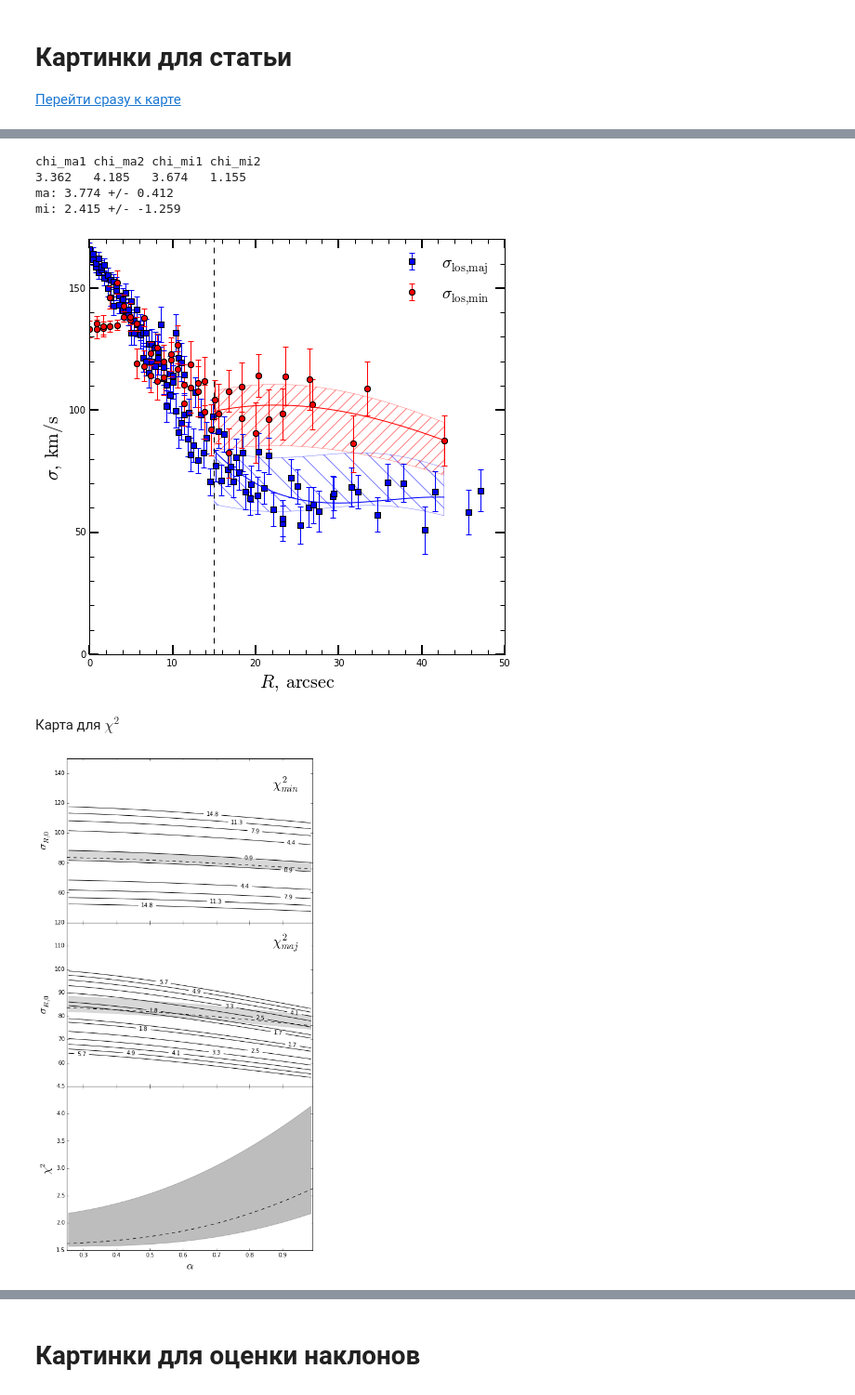
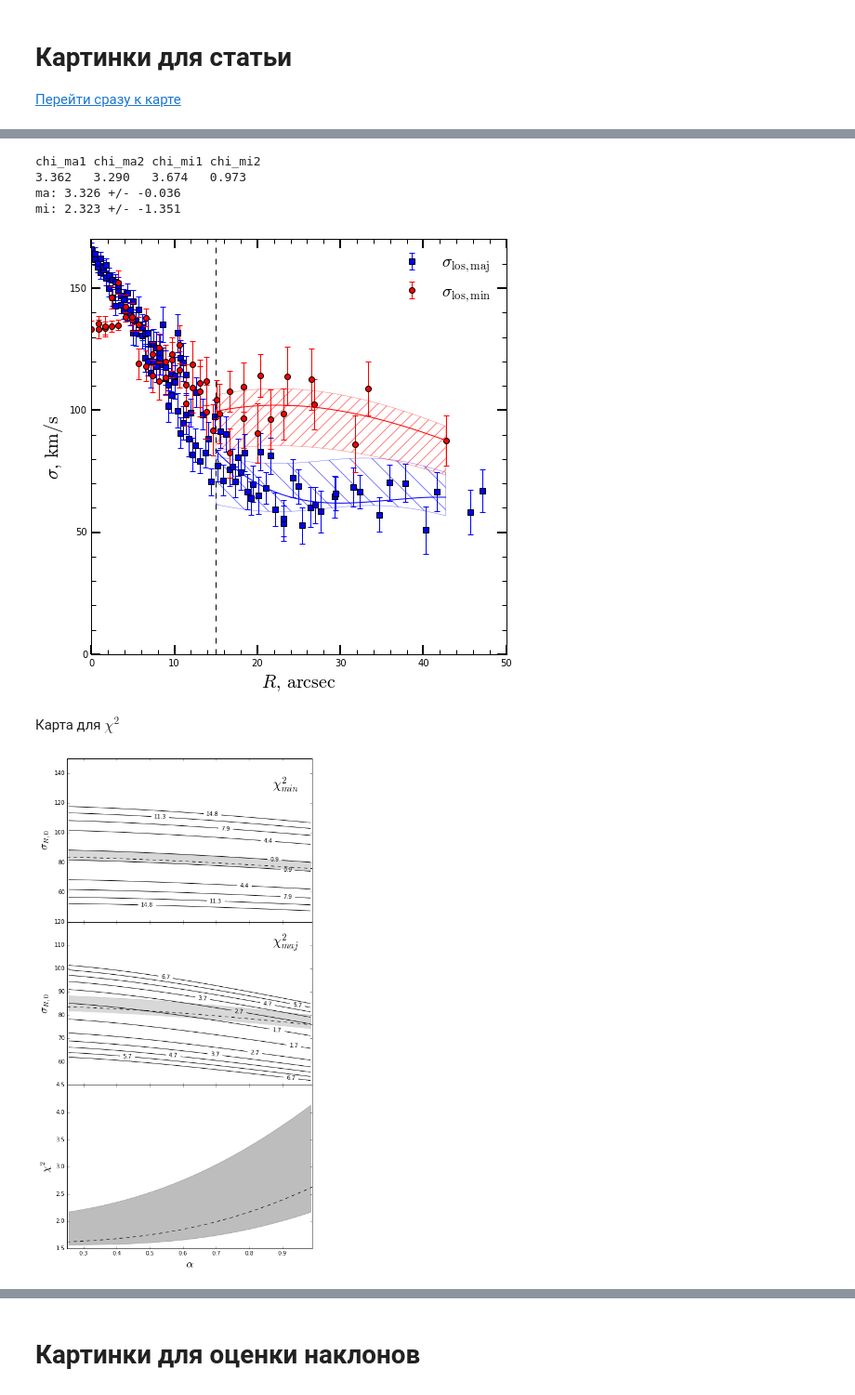
Before and after one commit to Amarchuk/2FInstability, a Jupyter notebook: notebooks/NGC338_cut.ipynb, the cells around one changed output, grey strips where cells are left out. Shown at 93% size. Drawn from its saved outputs; the diff is of its cells as text; code cells hidden in the pictures.

```diff
--- a/notebooks/NGC338_cut.ipynb
+++ b/notebooks/NGC338_cut.ipynb
@@ -1346,7 +1352,7 @@ ma1 = [sig_maj_exp(R) for R in points]
 mi1 = [sig_min_exp(R) for R in points]
 chi_ma1 = calc_chi2_normal(sig_maj_p, e_sig_maj_p, [sig_maj_exp(r) for r in radii_maj])
 chi_mi1 = calc_chi2_normal(sig_min_p, e_sig_min_p, [sig_min_exp(r) for r in radii_min])
-alpha = 0.8
+alpha = 0.7
 # sig_R_0 = 150.
 sig_R_0 = 85.
 ma2 = [sig_maj_exp(R) for R in points]
@@ -1374,10 +1380,10 @@ plt.savefig('ngc338_svedata.pdf', format='pdf', dpi=150)
 plt.show()
 # %% [output]
 chi_ma1 chi_ma2 chi_mi1 chi_mi2
-3.362   4.185   3.674   1.155
-ma: 3.774 +/- 0.412
-mi: 2.415 +/- -1.259
+3.362   3.290   3.674   0.973
+ma: 3.326 +/- -0.036
+mi: 2.323 +/- -1.351
-[figure, old version]
+[figure, new version]
 # %% [markdown]
 Карта для $\chi^2$ <a id='map'></a>
 # %%
@@ -1424,10 +1430,11 @@ ax.fill_between(x1, y1, 0, color='gray', alpha=0.3)
 ax.fill_between(x2, y2, 0, color='white')
 
 ax = axes[1]
-levels = np.append(np.linspace(start=image_maj.min()+0.1, stop=image_maj.min()+4.1, num=6), np.array([image_maj.min()+0.25]))
-# levels = np.linspace(start=image_maj.min()*1.1, stop=image_maj.min()*1.1+5, num=6)
+# levels = np.append(np.linspace(start=image_maj.min()+0.1, stop=image_maj.min()+4.1, num=6), np.array([image_maj.min()+0.25]))
+levels = np.linspace(start=image_maj.min()*1.1, stop=image_maj.min()*1.1+5, num=6)
 # levels = [image_maj.min()+0.1, image_maj.min()+0.25, image_maj.min()+1.1, image_maj.min()+2.1, image_maj.min()+3.1,
 #           image_maj.min()+4.1]
+levels = sorted(levels)
 cset=ax.contour(image_maj, levels, hold='on', colors = 'k', origin='lower', extent=[alphas[0],alphas[-1],sigmas[0],sigmas[-1]])
 plt.clabel(cset, inline=1, fontsize=10, fmt='%1.1f',)
 # ax.text(0.87, 172, '$\chi^2_{maj}$', size = 24.)
@@ -1466,34 +1473,34 @@ for pa in zip(x1,y1):
     sqerr_maj = calc_chi2_normal(sig_maj_p, e_sig_maj_p, [sig_maj_exp(r) for r in radii_maj])
     err_maj2.append(sqerr_maj)
 # ax.plot(x1, err_maj2, '-', color='black')
 ax.set_ylabel(r'$\chi^2$', size=20.)
 ax.set_xlabel(r'$\alpha$', size=20.)
 
 
 import scipy.interpolate as sp
 f1 = sp.interp1d(x2, err_maj1, kind='linear')
 ax.fill_between(x1, map(f1, x1), err_maj2, color='grey', alpha=0.3)
 f2 = sp.interp1d(x1, err_maj2, kind='linear')
 ax.fill_between(x2, map(f2, x2), err_maj1, color='grey', alpha=0.3)
 
 ax.set_ylabel(r'$\chi^2$', size=20.)
 ax.set_xlabel(r'$\alpha$', size=20.)
 
 # ax.set_ylim(2.9, 3.8)
 
 
 fig.subplots_adjust(hspace=0.)
 axes[0].yaxis.get_major_ticks()[0].set_visible(False)
 axes[1].yaxis.get_major_ticks()[0].set_visible(False)
 ax.set_xlim(0.25, 0.99)
 
 plt.savefig('ngc338_maps.eps', format='eps')
 plt.savefig('ngc338_maps.png', format='png')
 plt.savefig('ngc338_maps.pdf', format='pdf', dpi=150)
 
 plt.show()
 # %% [output]
-[figure, old version]
+[figure, new version]
 # %%
 # #новая карта для измененного способа подсчета
 
```
Also changed, not shown: parts of 35 cells of this notebook, 15 other files.
